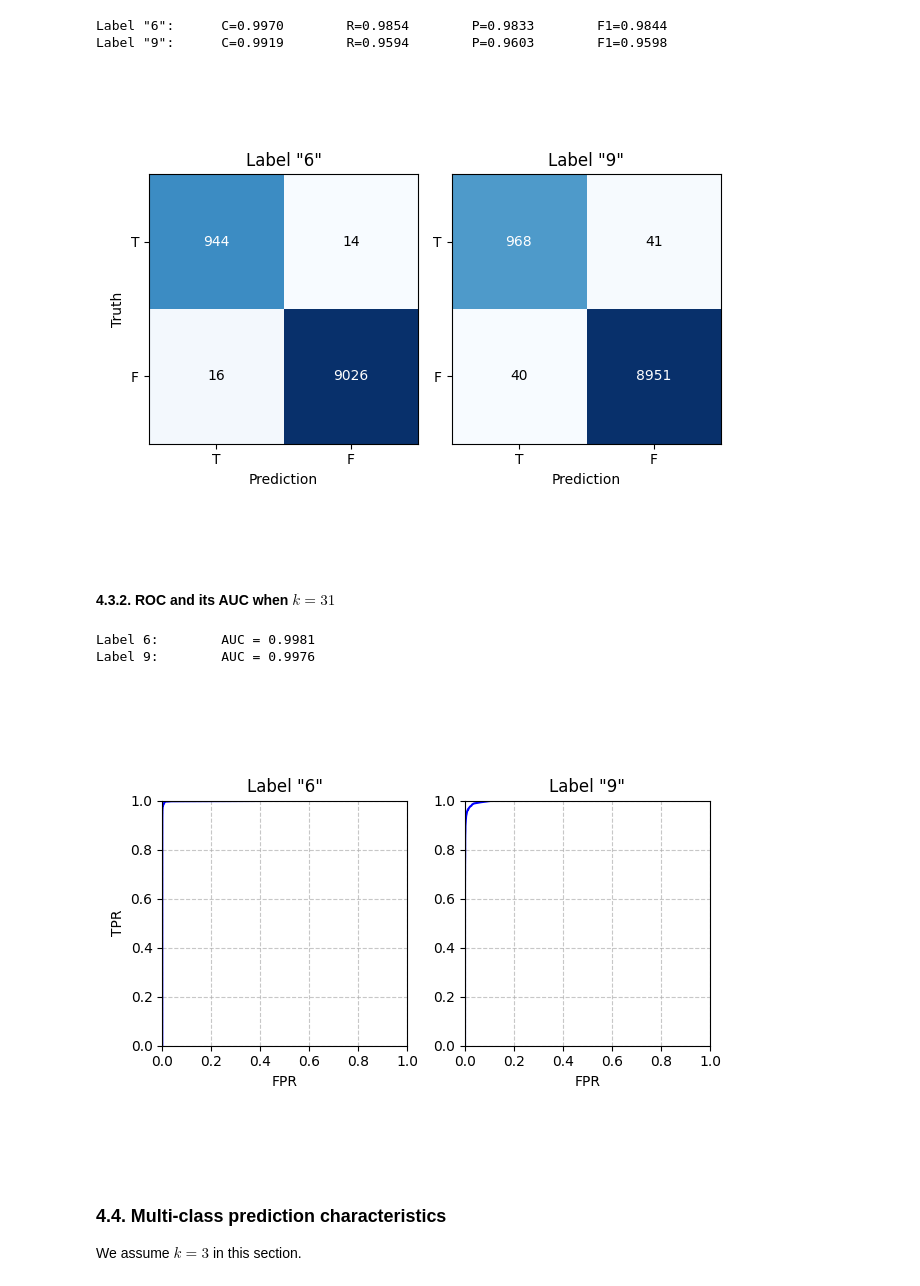
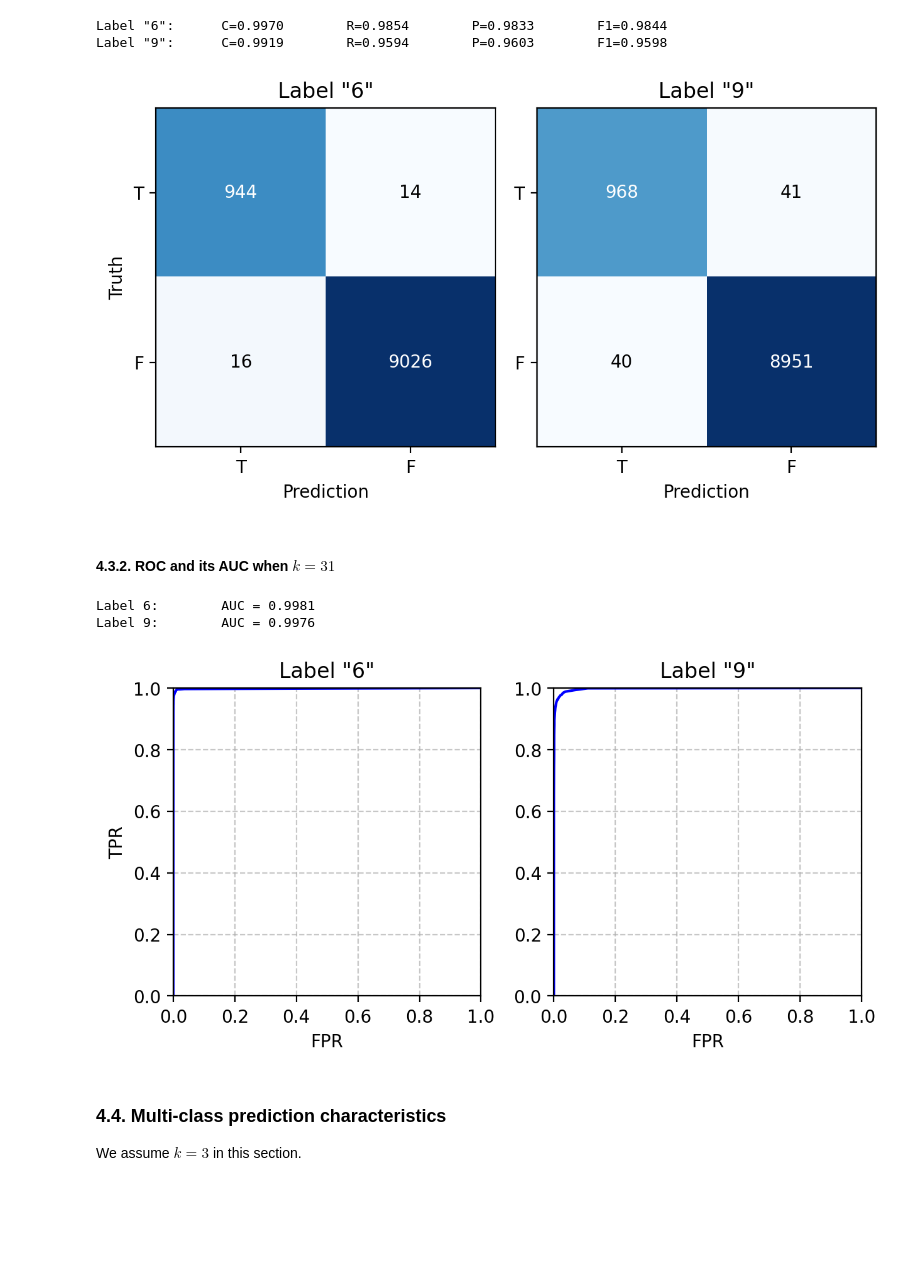
Before and after one commit to CSharperMantle/hdu2025_deep_learning, a Jupyter notebook: 1-knn/1-knn.ipynb, the cells around one changed output. Cells and saved outputs as stored; diff of their text form; code cells hidden in the pictures; blank space fills up the shorter version.

Commit message:
Tune image dpi

```diff
--- a/1-knn/1-knn.ipynb
+++ b/1-knn/1-knn.ipynb
@@ -14,6 +12,8 @@ from sklearn.neighbors import KNeighborsClassifier as RefKNeighborsClassifier
 from tqdm.notebook import tqdm
 
 np.random.seed(0x0d000721)
+
+DPI = 200
 # %% [markdown]
 ## 1. Algorithm
 
@@ -230,40 +230,40 @@ Label "9":      C=0.9919        R=0.9594        P=0.9603        F1=0.9598
 # %%
 plt.close("all")
 
-fig, ax = plt.subplots(1, 2)
+fig, ax = plt.subplots(1, 2, dpi=DPI)
 fig.canvas.header_visible = False
 
 for i, label in enumerate(LABELS):
     result = pred_bin[label]
     cm = np.array([[result.tp, result.fn], [result.fp, result.tn]])
     cm_scaled = np.log(cm + 1)
     im = ax[i].imshow(cm_scaled, interpolation="nearest", cmap=plt.cm.Blues)
 
     thresh = cm_scaled.max() / 2
     for j in range(2):
         for k in range(2):
             ax[i].text(
                 k,
                 j,
                 f"{cm[j, k]}",
                 ha="center",
                 va="center",
                 color="white" if cm_scaled[j, k] > thresh else "black",
             )
 
     ax[i].set_title(f'Label "{label}"')
     ax[i].set_xticks([0, 1])
     ax[i].set_yticks([0, 1])
     ax[i].set_xticklabels(["T", "F"])
     ax[i].set_yticklabels(["T", "F"])
     ax[i].set_xlabel("Prediction")
     if i == 0:
         ax[i].set_ylabel("Truth")
 
 plt.tight_layout()
 plt.show()
 # %% [output]
-[figure, old version]
+[figure, new version]
 # %% [markdown]
 #### 4.3.2. ROC and its AUC when $k=31$
 # %%
@@ -291,7 +291,7 @@ N_STEPS = 101
 
 plt.close("all")
 
-fig, ax = plt.subplots(1, 2)
+fig, ax = plt.subplots(1, 2, dpi=DPI)
 fig.canvas.header_visible = False
 
 for i, label in enumerate(LABELS):
@@ -326,7 +326,7 @@ plt.show()
 # %% [output]
 Label 6:        AUC = 0.9981
 Label 9:        AUC = 0.9976
-[figure, old version]
+[figure, new version]
 # %% [markdown]
 ### 4.4. Multi-class prediction characteristics
 
```
Also changed, not shown: parts of 4 cells of this notebook.
